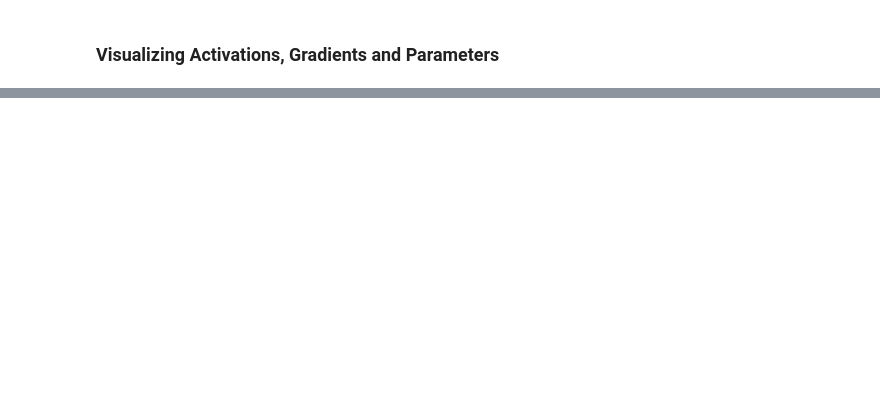
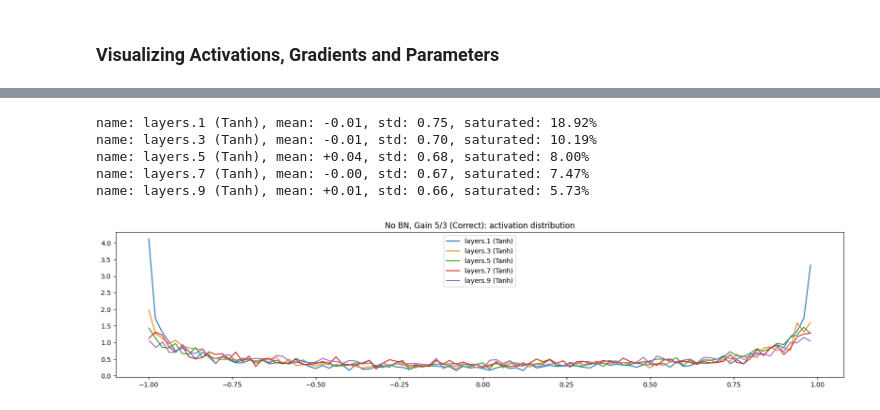
Before and after one commit to collinmccarthy/deep-learning-from-scratch, a Jupyter notebook: notebooks/makemore/makemore_pt3_mlp_bn.ipynb, the cells around one changed output, grey strips where cells are left out. Saved outputs shown, nothing was run; the diff lists cells and outputs as text; code cells hidden in the pictures; blank space fills up the shorter version.

```diff
--- a/notebooks/makemore/makemore_pt3_mlp_bn.ipynb
+++ b/notebooks/makemore/makemore_pt3_mlp_bn.ipynb
@@ -550,8 +573,9 @@ def train_model(
     train_fn: Callable,
     max_steps=100000,
     print_iter=10000,
-    hook_modules=None,
-    **model_kwargs,
+    hook_modules=Tanh,
+    model_kwargs=dict(),
+    train_kwargs=dict()
 ):
     n_embd = 10  # the dimensionality of the character embedding vectors
     n_hidden = 200  # the number of neurons in the hidden layer of the MLP
@@ -583,7 +607,7 @@ def train_model(
     print(f"- " * 30)
     print(f"Training {model.__class__.__name__} via {train_fn.__name__}()")
     print(f"- " * 30)
-    stepi, lossi, ud = train_fn(model, max_steps=max_steps, print_iter=print_iter)
+    stepi, lossi, ud = train_fn(model, max_steps=max_steps, print_iter=print_iter, **train_kwargs)
     print(f"- " * 30)
 
     return model, hook_wrapper, stepi, lossi, ud  # For visualization
@@ -662,9 +768,0 @@ def generate(model):
-# %%
-# Forward pass
-max_steps = 100  # Visualize after first step
-force_gain = None  # None to use correct gain (Tanh == 5/3)
-module = Tanh
-
-model, hook_wrapper, step, loss, ud = train_model(
-    model_str="MLPv2", train_fn=train_adam, max_steps=max_steps, hook_modules=module, force_gain=force_gain
-)
@@ -760,0 +769,14 @@ plt.title('(lr*p.grad).std() / p.data.std()).log10()');
+# %%
+# Visualize activations
+def visualize_act(hook_wrapper, module=Tanh, prepend_str=""):
+    plt.figure(figsize=(20, 4)) # width and height of the plot
+    legends = []
+    for name, t_list in hook_wrapper.forward_tensors.items():
+        t = t_list[-1]
+        saturated = (t.abs() > 0.97).float().mean()*100
+        print(f'name: {name} ({module.__name__}), mean: {t.mean():+.2f}, std: {t.std():.2f}, saturated: {saturated:.2f}%')
+        hy, hx = torch.histogram(t, density=True)
+        plt.plot(hx[:-1], hy)
+        legends.append(f'{name} ({module.__name__})')
+    plt.legend(legends)
+    plt.title(f'{prepend_str} activation distribution')
@@ -760,0 +829,8 @@ plt.title('(lr*p.grad).std() / p.data.std()).log10()');
+# %%
+# Forward pass
+model, hook_wrapper, step, loss, ud = train_model(
+    model_str="MLPv2",
+    train_fn=train_manual,
+    max_steps=1,
+    model_kwargs=dict(use_bn=False, output_gain=0.1, force_linear_tanh_gain=5/3),
+)
@@ -760,0 +845,10 @@ plt.title('(lr*p.grad).std() / p.data.std()).log10()');
+# %%
+# Visualize activations
+visualize_act(hook_wrapper, prepend_str="No BN, Gain 5/3 (Correct):")
+# %% [output]
+name: layers.1 (Tanh), mean: -0.01, std: 0.75, saturated: 18.92%
+name: layers.3 (Tanh), mean: -0.01, std: 0.70, saturated: 10.19%
+name: layers.5 (Tanh), mean: +0.04, std: 0.68, saturated: 8.00%
+name: layers.7 (Tanh), mean: -0.00, std: 0.67, saturated: 7.47%
+name: layers.9 (Tanh), mean: +0.01, std: 0.66, saturated: 5.73%
+[figure, added]
```
Also changed, not shown: parts of 59 cells of this notebook.
